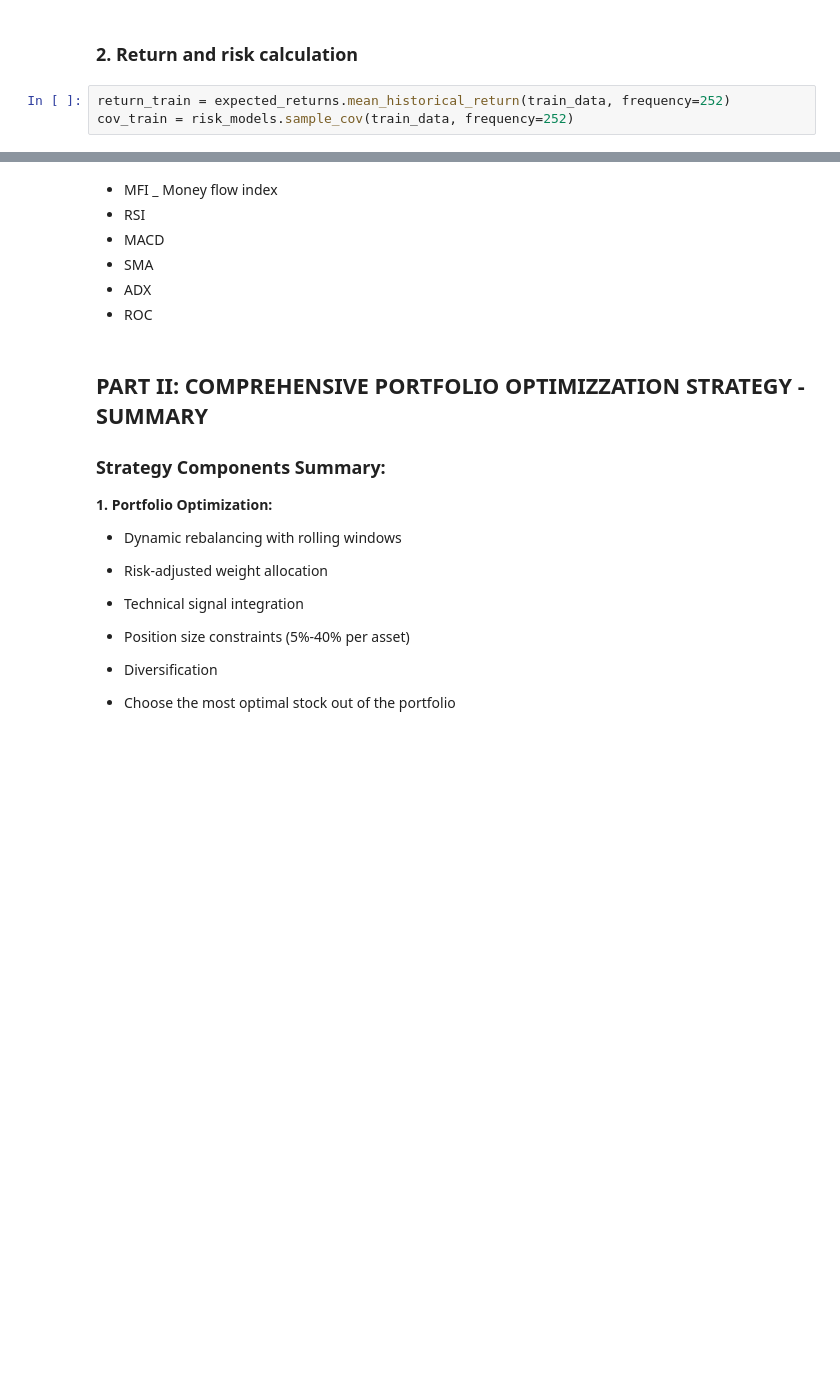
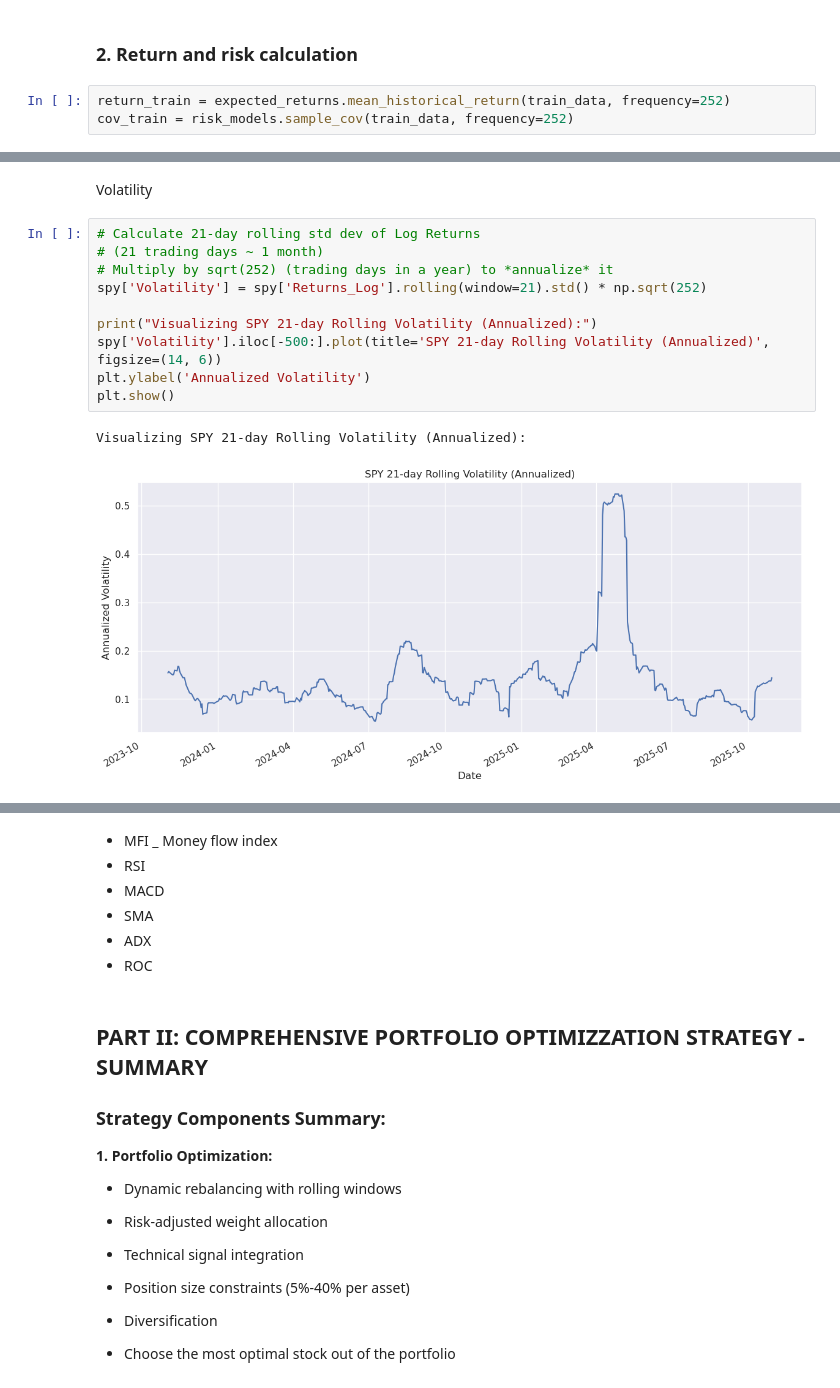
Before and after one commit to Henryy2510/draft, a Jupyter notebook: preparation.ipynb, the cells around one changed output, grey strips where cells are left out. Drawn from its saved outputs; the diff is of its cells as text; blank space fills up the shorter version.

```diff
--- a/preparation.ipynb
+++ b/preparation.ipynb
@@ -123,0 +143,15 @@ Date
+# %% [markdown]
+Volatility
+# %%
+# Calculate 21-day rolling std dev of Log Returns
+# (21 trading days ~ 1 month)
+# Multiply by sqrt(252) (trading days in a year) to *annualize* it
+spy['Volatility'] = spy['Returns_Log'].rolling(window=21).std() * np.sqrt(252)
+
+print("Visualizing SPY 21-day Rolling Volatility (Annualized):")
+spy['Volatility'].iloc[-500:].plot(title='SPY 21-day Rolling Volatility (Annualized)', figsize=(14, 6))
+plt.ylabel('Annualized Volatility')
+plt.show()
+# %% [output]
+Visualizing SPY 21-day Rolling Volatility (Annualized):
+[figure, added]
```
Also changed, not shown: parts of 41 cells of this notebook.
